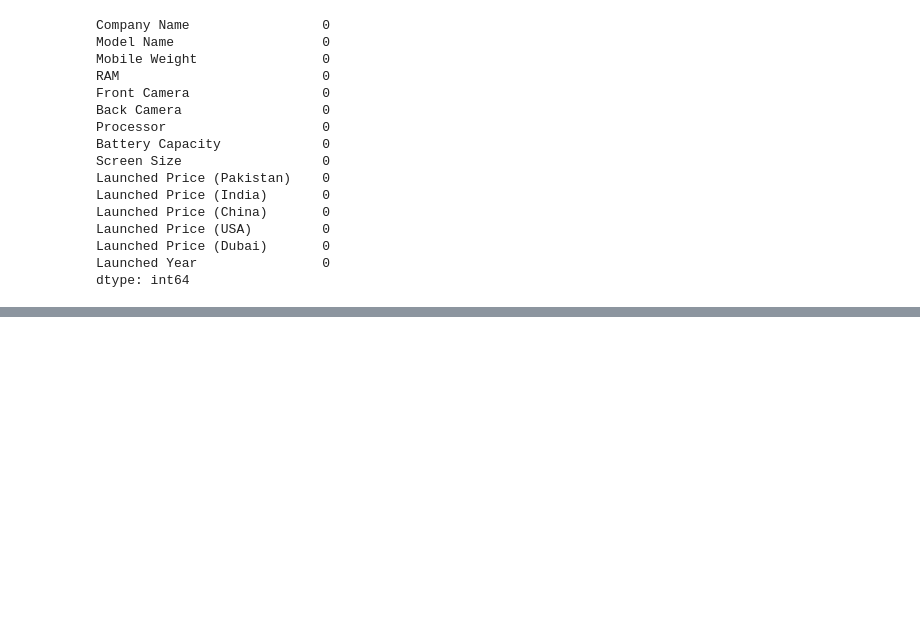
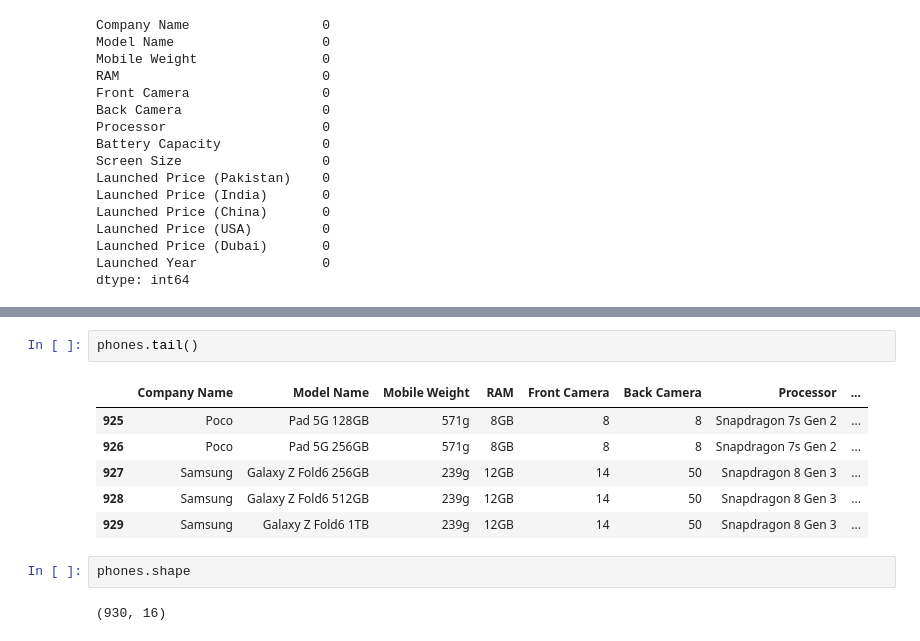
Before and after one commit to MwauraKai/pydata, a Jupyter notebook: capstone_project/smartphone_trends.ipynb, the cells around one changed output, grey strips where cells are left out. Drawn from its saved outputs; the diff is of its cells as text; blank space fills up the shorter version.

```diff
--- a/capstone_project/smartphone_trends.ipynb
+++ b/capstone_project/smartphone_trends.ipynb
@@ -41,0 +123,13 @@ dtype: int64
+# %%
+phones.tail()
+# %% [output]
+|  | Company Name | Model Name | Mobile Weight | RAM | Front Camera | Back Camera | Processor | ... |
+| 925 | Poco | Pad 5G 128GB | 571g | 8GB | 8 | 8 | Snapdragon 7s Gen 2 | ... |
+| 926 | Poco | Pad 5G 256GB | 571g | 8GB | 8 | 8 | Snapdragon 7s Gen 2 | ... |
+| 927 | Samsung | Galaxy Z Fold6 256GB | 239g | 12GB | 14 | 50 | Snapdragon 8 Gen 3 | ... |
+| 928 | Samsung | Galaxy Z Fold6 512GB | 239g | 12GB | 14 | 50 | Snapdragon 8 Gen 3 | ... |
+| 929 | Samsung | Galaxy Z Fold6 1TB | 239g | 12GB | 14 | 50 | Snapdragon 8 Gen 3 | ... |
+# %%
+phones.shape
+# %% [output]
+(930, 16)
```
Also changed, not shown: parts of 8 cells of this notebook, 2 other files.
